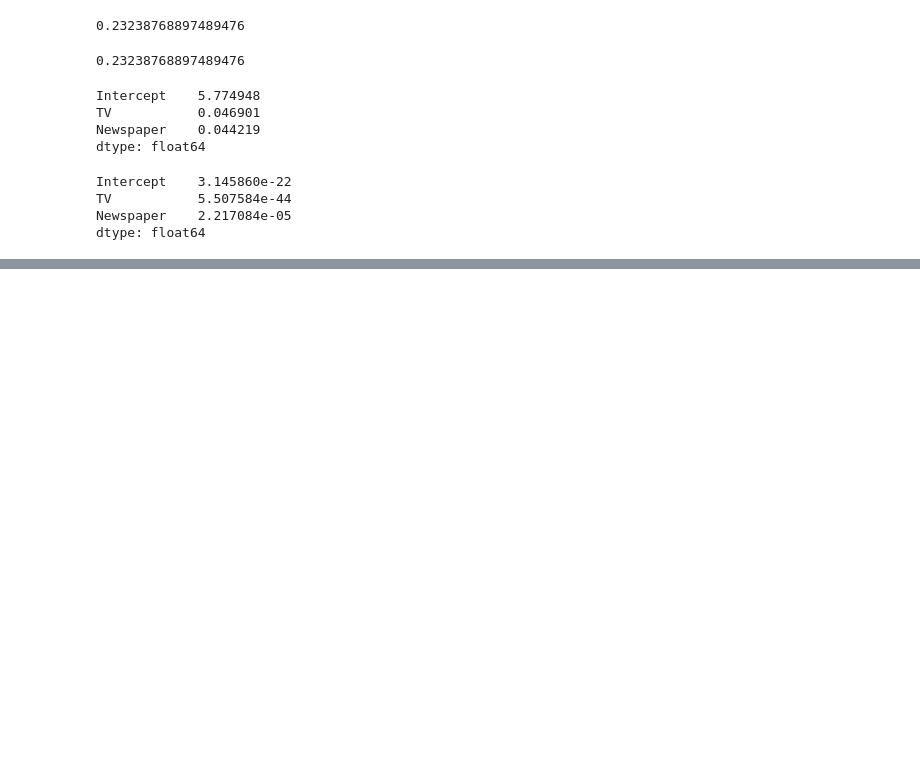
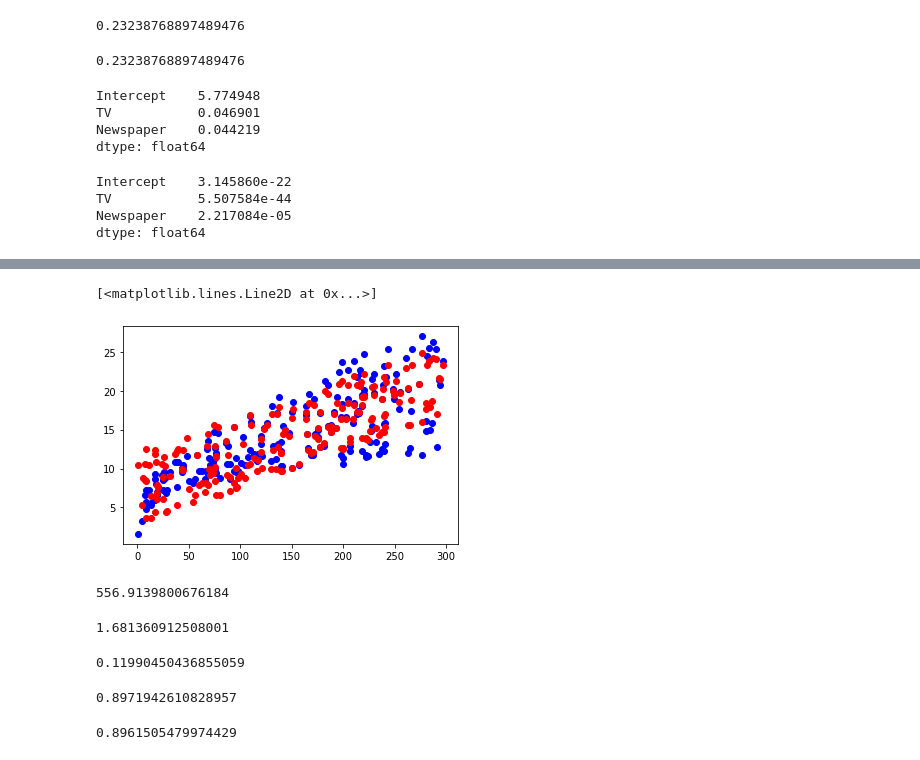
Before and after one commit to GersonVis/Tecnicas-de-IA, a Jupyter notebook: curso udemy/practica regresion lineal.ipynb, the cells around one changed output, grey strips where cells are left out. Drawn from its saved outputs; the diff is of its cells as text; code cells hidden in the pictures; blank space fills up the shorter version.

```diff
--- a/curso udemy/practica regresion lineal.ipynb
+++ b/curso udemy/practica regresion lineal.ipynb
@@ -190,0 +276,2 @@ dtype: float64
+# %%
+prediccion_radio_tv=smf.ols(formula="Sales~TV+Radio", data=data).fit()
@@ -190,0 +288,3 @@ dtype: float64
+# %%
+ventas_prediccion_radio_tv=prediccion_radio_tv.predict(data[["TV", "Radio"]])
+ventas_prediccion_radio_tv
@@ -190,0 +304,32 @@ dtype: float64
+# %%
+%matplotlib inline
+plt.plot(data["TV"], data["Sales"], "bo")
+plt.plot(data["TV"], ventas_prediccion_radio_tv, "ro")
+# %% [output]
+[<matplotlib.lines.Line2D at 0x...>]
+[figure, added]
+# %%
+## Obtener la suma de la diferencia de los cuadrados
+SSD=np.sum((ventas_prediccion_radio_tv-data["Sales"])**2)
+SSD
+# %% [output]
+556.9139800676184
+# %%
+## desviacion tipica de los residuos
+SSE=np.sqrt(SSD/(len(data)-2-1))
+SSE
+# %% [output]
+1.681360912508001
+# %%
+error=SSE/data["Sales"].mean()
+error
+# %% [output]
+0.11990450436855059
+# %%
+prediccion_radio_tv.rsquared
+# %% [output]
+0.8971942610828957
+# %%
+prediccion_radio_tv.rsquared_adj
+# %% [output]
+0.8961505479974429
```
Also changed, not shown: parts of 41 cells of this notebook.
